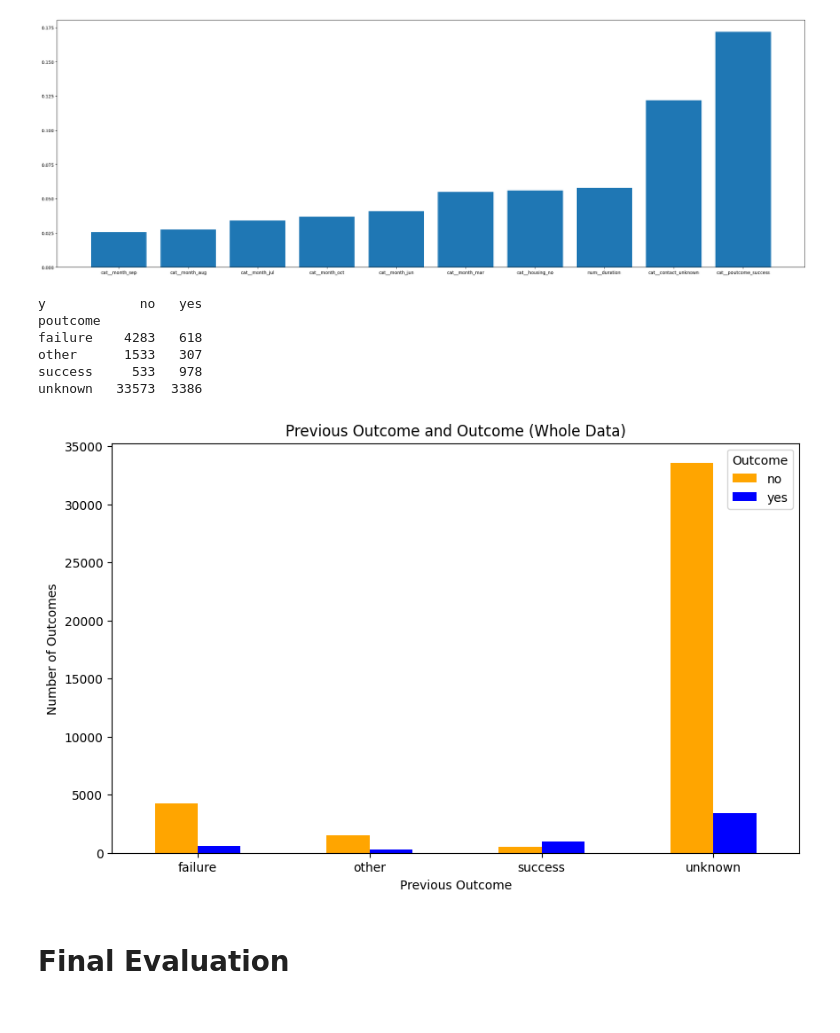
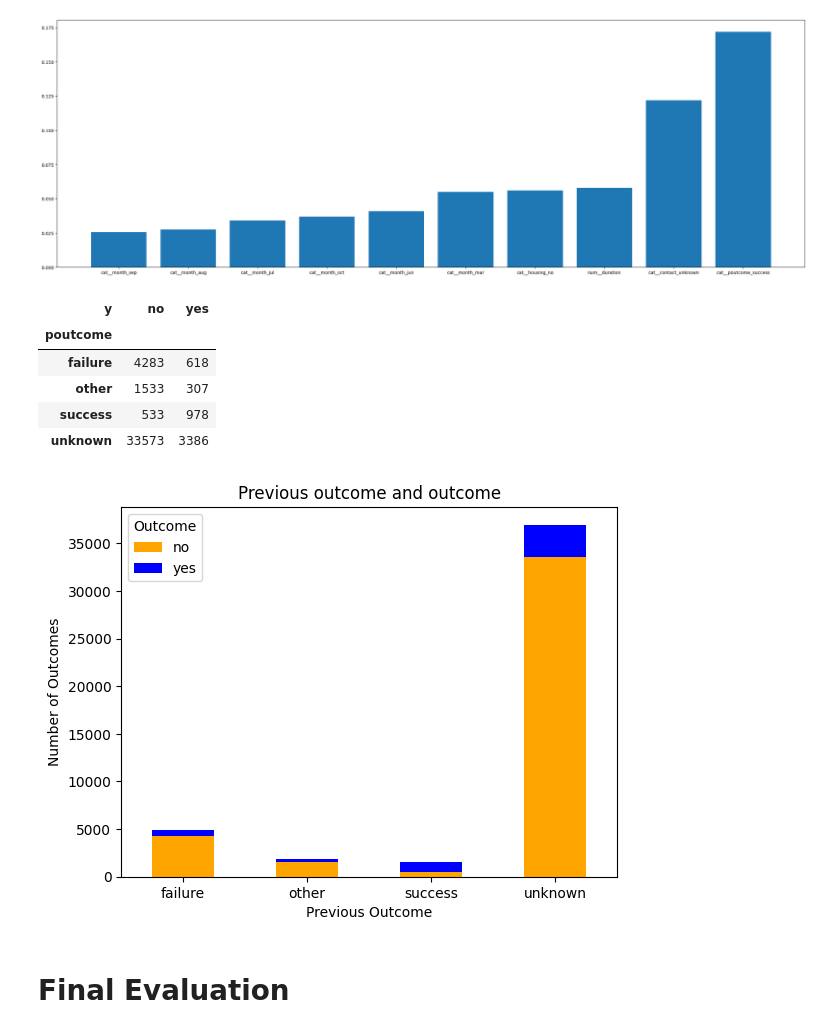
Before and after one commit to SoriyaChan/xgboost_streamlit, a Jupyter notebook: XGBClassifer2.ipynb, the cells around one changed output. Drawn from its saved outputs; the diff is of its cells as text; code cells hidden in the pictures.

```diff
--- a/XGBClassifer2.ipynb
+++ b/XGBClassifer2.ipynb
@@ -17,10 +17,10 @@ import joblib
 # %% [markdown]
 # Data
 # %%
-path = "C:/Users/ya/Documents/RUPP/Year 4/Y4S1/Project Practicum/data/train.csv"
+path = "dataset/train.csv"
 df_train = pd.read_csv(path)
 
-path = "C:/Users/ya/Documents/RUPP/Year 4/Y4S1/Project Practicum/data/test.csv"
+path = "dataset/test.csv"
 df_test = pd.read_csv(path)
 # %%
 df_train.info()
@@ -435,26 +424,20 @@ plt.show()
 # %%
-x = new_df[['poutcome', 'y']].value_counts().reset_index(name='count')
-
-grouped_df = x.groupby(['poutcome', 'y'])['count'].sum().unstack()
-print(grouped_df)
+contingency_table = pd.crosstab(new_df.poutcome, new_df.y, margins= False)
+contingency_table
 # %% [output]
-y            no   yes
-poutcome
-failure    4283   618
-other      1533   307
-success     533   978
-unknown   33573  3386
+| y | no | yes |
+| poutcome |  |  |
+| failure | 4283 | 618 |
+| other | 1533 | 307 |
+| success | 533 | 978 |
+| unknown | 33573 | 3386 |
 # %%
-grouped_df.plot(kind='bar', figsize=(10, 6), color={'yes': 'blue', 'no': 'orange'})
-
-plt.title('Previous Outcome and Outcome (Whole Data)')
-plt.xlabel('Previous Outcome')
-plt.ylabel('Number of Outcomes')
-plt.xticks(rotation=0)
+contingency_table.plot(kind='bar', color={'yes': 'blue', 'no': 'orange'}, stacked=True ,rot=0,
+                xlabel='Previous Outcome', ylabel='Number of Outcomes', title='Previous outcome and outcome')
 plt.legend(title='Outcome')
 plt.show()
 # %% [output]
-[figure, old version]
+[figure, new version]
 # %% [markdown]
 # Final Evaluation
 # %%
```
Also changed, not shown: parts of 7 cells of this notebook, 3 other files.
